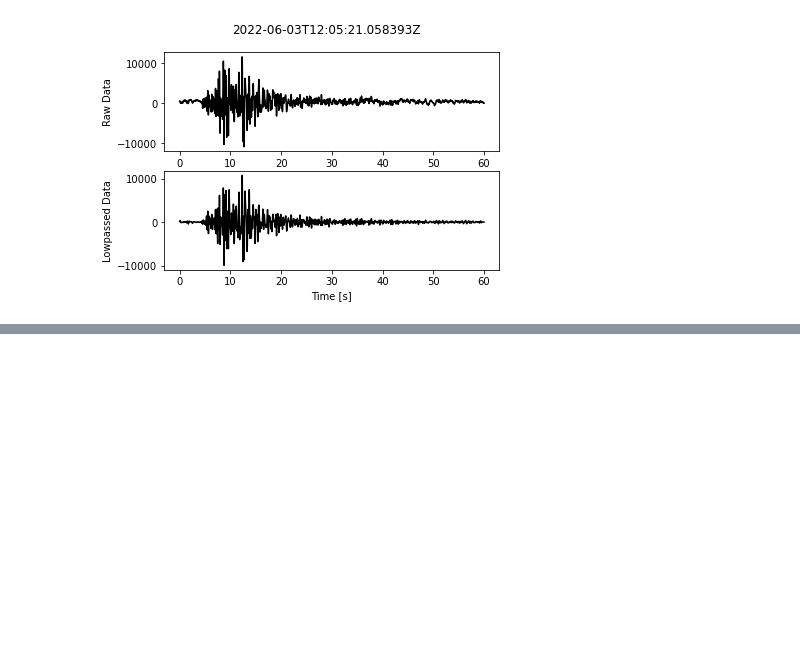
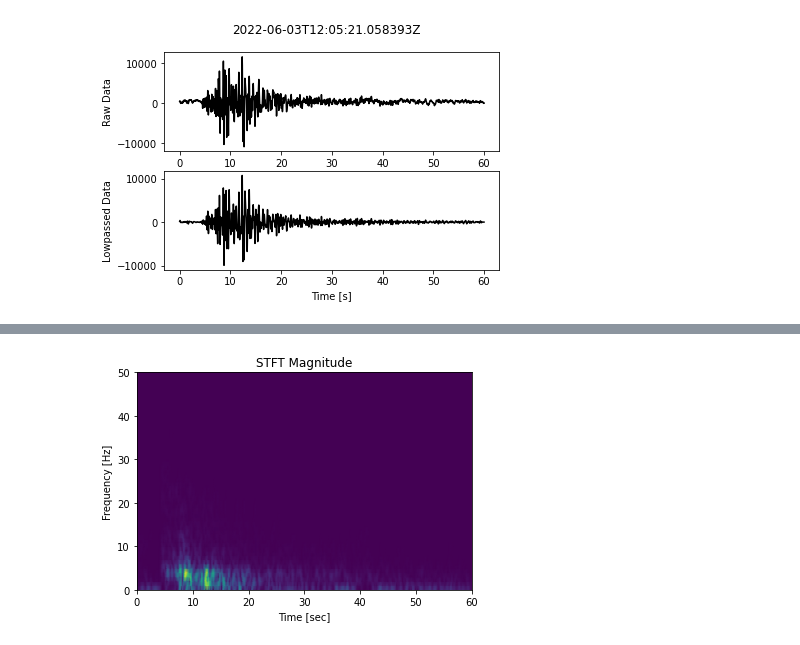
Before and after one commit to AI4EPS/homepage, a Jupyter notebook: classes/pyearth/docs/obspy/signal_processing.ipynb, the cells around one changed output, grey strips where cells are left out. Saved outputs shown, nothing was run; the diff lists cells and outputs as text; code cells hidden in the pictures; blank space fills up the shorter version.

```diff
--- a/classes/pyearth/docs/obspy/signal_processing.ipynb
+++ b/classes/pyearth/docs/obspy/signal_processing.ipynb
@@ -42,0 +72,9 @@ plt.show()
+# %%
+fig, ax = plt.subplots(1, 1)
+ax.pcolormesh(t_, f_, np.abs(spectrogram), shading='gouraud')
+ax.set_title('STFT Magnitude')
+ax.set_ylabel('Frequency [Hz]')
+ax.set_xlabel('Time [sec]')
+plt.show(fig)
+# %% [output]
+[figure, added]
```
Also changed, not shown: parts of 9 cells of this notebook.
